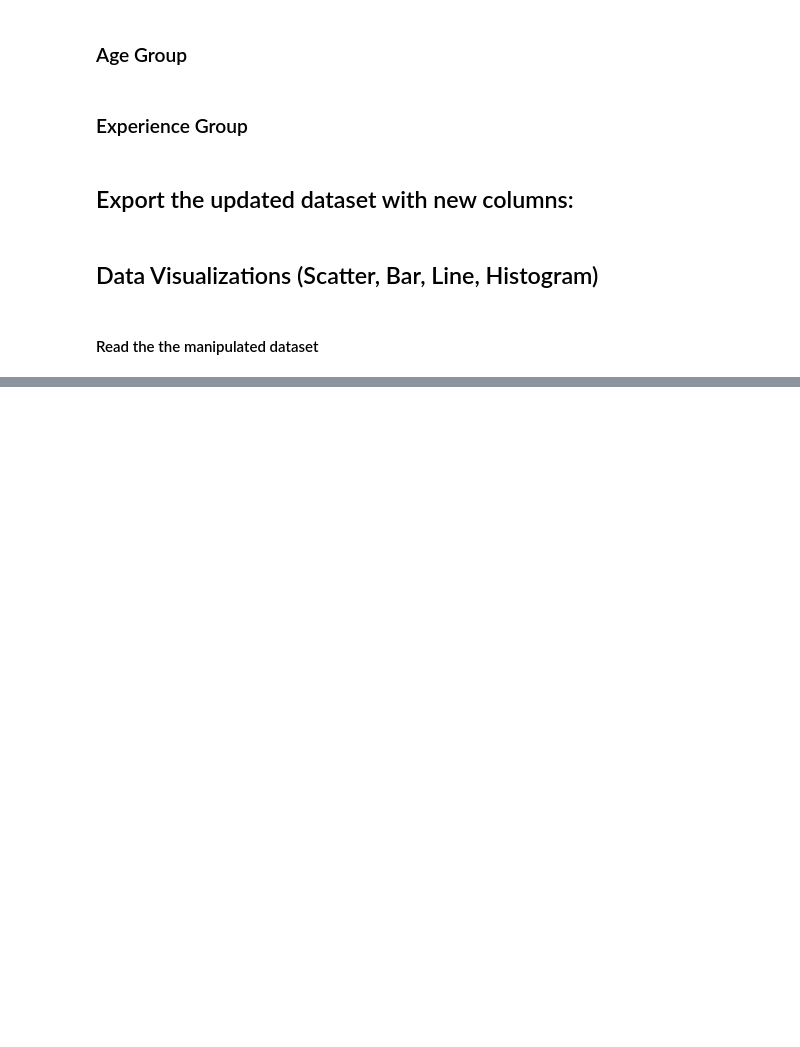
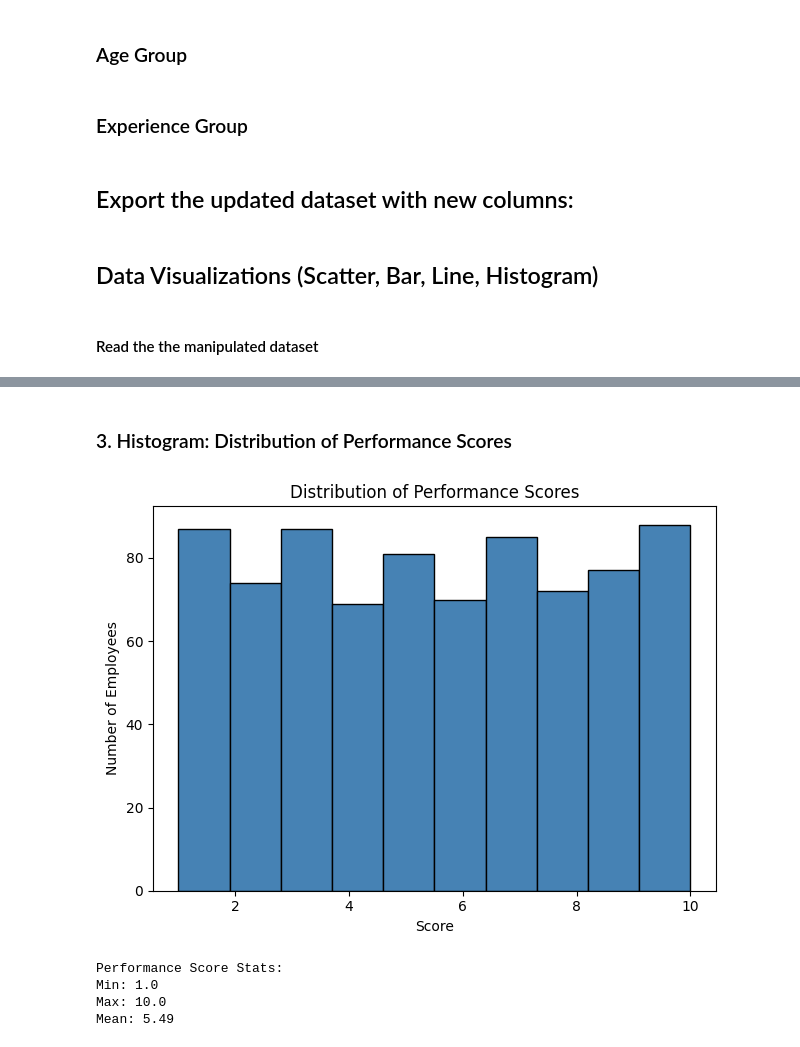
Before and after one commit to raquem-annierose/PolyTech-final-output, a Jupyter notebook: employee_performance_analysis.ipynb, the cells around one changed output, grey strips where cells are left out. Drawn from its saved outputs; the diff is of its cells as text; code cells hidden in the pictures; blank space fills up the shorter version.

```diff
--- a/employee_performance_analysis.ipynb
+++ b/employee_performance_analysis.ipynb
@@ -240,0 +277,20 @@ Line Plot
+# %% [markdown]
+### 3. Histogram: Distribution of Performance Scores
+# %%
+plt.hist(df['performance_score'], bins=10, color='steelblue', edgecolor='black')
+plt.title('Distribution of Performance Scores')
+plt.xlabel('Score')
+plt.ylabel('Number of Employees')
+plt.tight_layout()
+plt.show()
+
+print("\nPerformance Score Stats:")
+print("Min:", df['performance_score'].min())
+print("Max:", df['performance_score'].max())
+print("Mean:", round(df['performance_score'].mean(), 2))
+# %% [output]
+[figure, added]
+Performance Score Stats:
+Min: 1.0
+Max: 10.0
+Mean: 5.49
```
Also changed, not shown: parts of 24 cells of this notebook, 2 other files.
